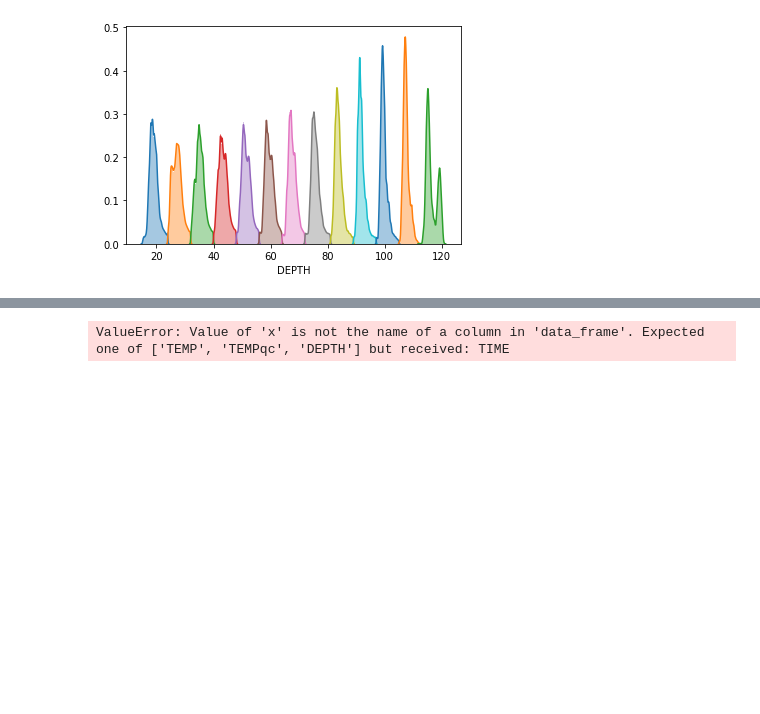
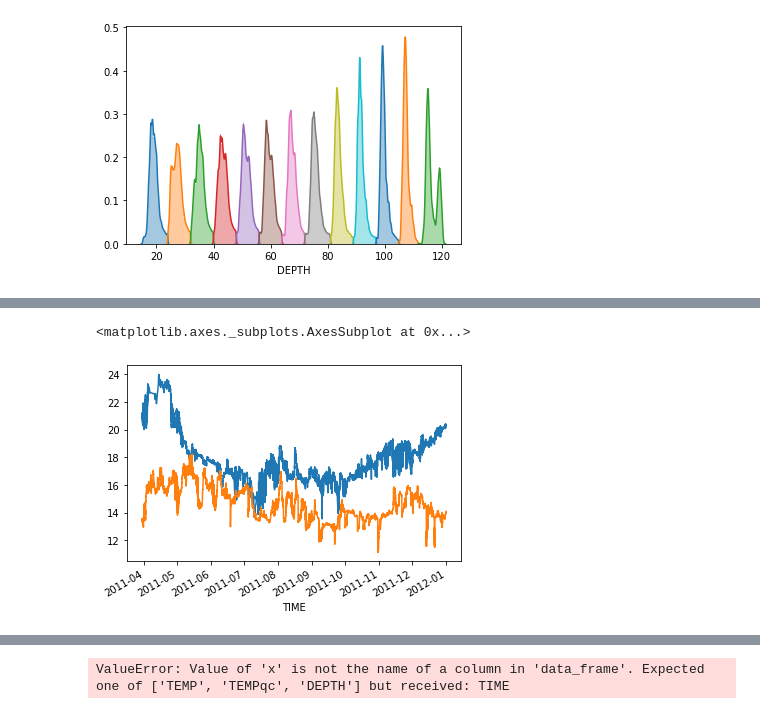
Before and after one commit to Stuartsgithub/BMP2020, a Jupyter notebook: BMP20200624v2.ipynb, the cells around one changed output, grey strips where cells are left out. Cells and saved outputs as stored; diff of their text form; code cells hidden in the pictures; blank space fills up the shorter version.

```diff
--- a/BMP20200624v2.ipynb
+++ b/BMP20200624v2.ipynb
@@ -147,0 +157,7 @@ bottom_temp = grouped.get_group('bottom').TEMP
+# %%
+# Plot temps by year
+surface_temp['2010':'2011'].plot()
+bottom_temp['2010':'2011'].plot()
+# %% [output]
+<matplotlib.axes._subplots.AxesSubplot at 0x...>
+[figure, added]
```
Also changed, not shown: parts of 15 cells of this notebook, 1 other file.
